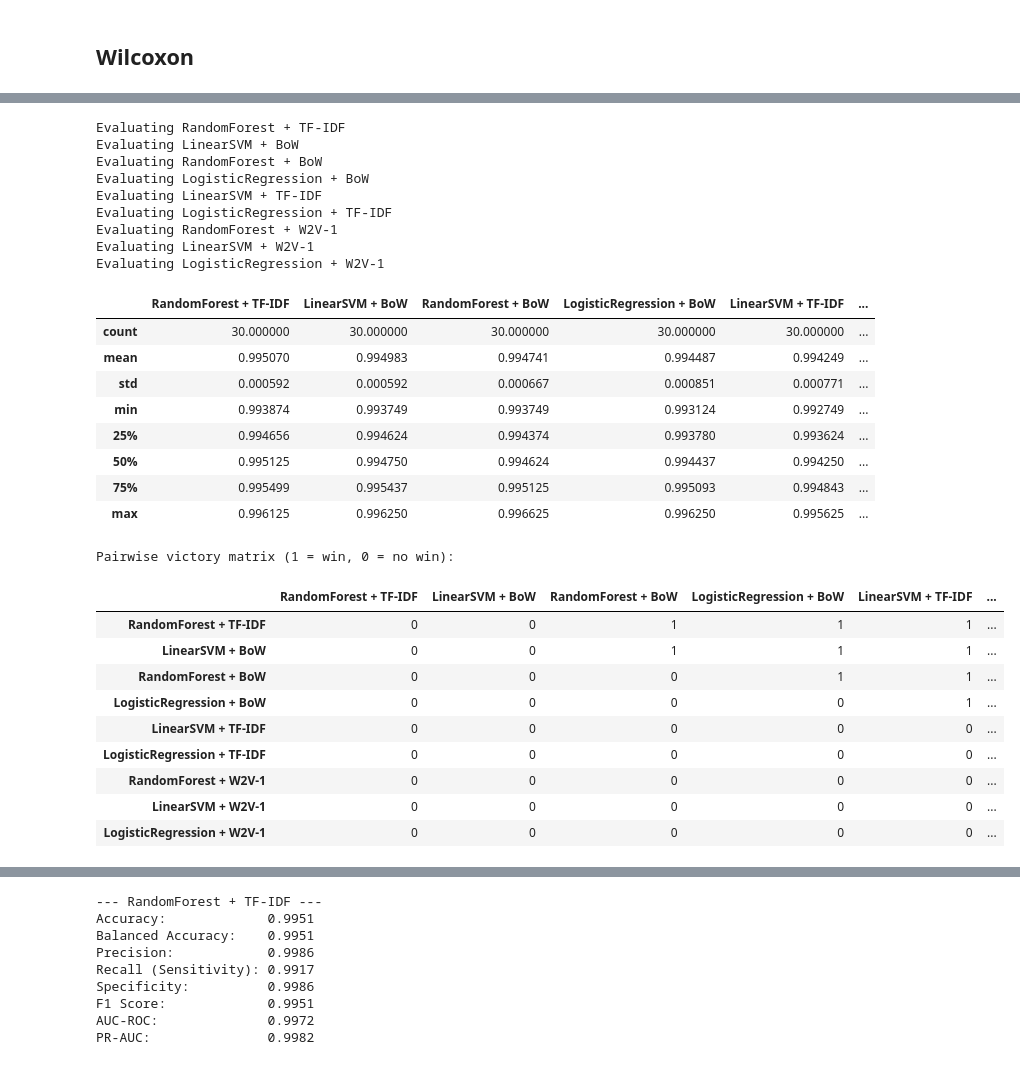
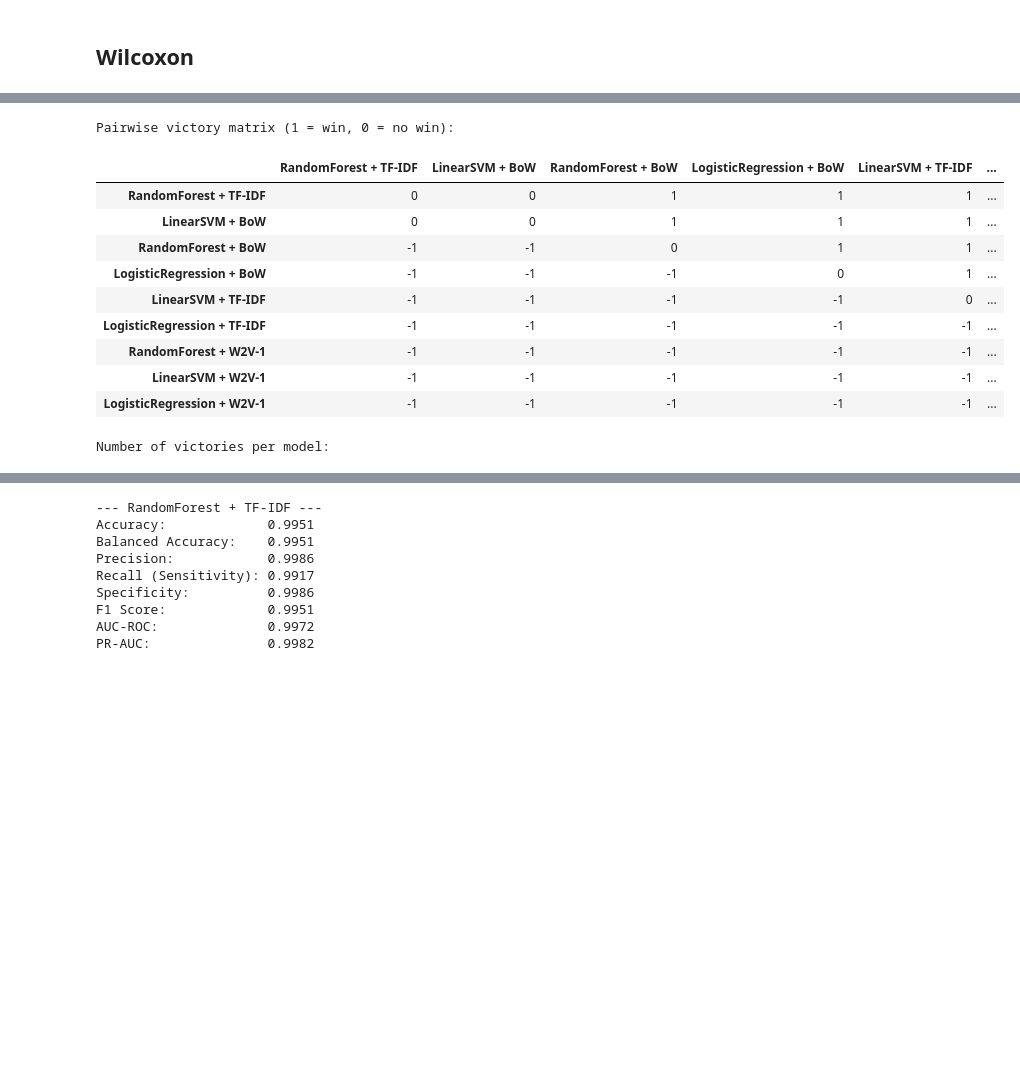
Before and after one commit to msegreto/CyberbullismDetection, a Jupyter notebook: notebook/3_BinaryClassification.ipynb, the cells around one changed output, grey strips where cells are left out. Cells and saved outputs as stored; diff of their text form; code cells hidden in the pictures; blank space fills up the shorter version.

```diff
--- a/notebook/3_BinaryClassification.ipynb
+++ b/notebook/3_BinaryClassification.ipynb
@@ -189,35 +240,5 @@ Chosen params (mode over 10 folds): {'model__C': 1, 'model__class_weight': 'bala
 # %%
-warnings.filterwarnings("ignore", category=UserWarning)
-
-y = y_binary
-
-results = pd.read_csv("../model/binary/nested_cv_results.csv")
-results_sorted = results.head(9)
-
-cv = RepeatedStratifiedKFold(n_splits=10, n_repeats=3, random_state=42)
-accuracy_scorer = make_scorer(accuracy_score)
-
-scores_dict = {}
-
-for _, row in results_sorted.iterrows():
-    vec_name = row["Vectorizer"]
-    clf_name = row["Classifier"]
-
-    print(f"Evaluating {clf_name} + {vec_name}")
-
-    model_path = f"../model/binary/{clf_name}_{vec_name}.pkl"
-    pipeline = joblib.load(model_path)
-
-    accuracy_scores = cross_val_score(
-        pipeline, X_text, y, cv=cv, scoring=accuracy_scorer, n_jobs=-1
-    )
-    key = f"{clf_name} + {vec_name}"
-    scores_dict[key] = accuracy_scores
-
-scores_df = pd.DataFrame(scores_dict)
-scores_df.to_csv("../model/binary/repeated_cv_scores.csv", index=False)
-
-display(scores_df.describe())
+scores_df = pd.read_csv("../model/binary/repeated_cv_scores.csv")
 
 model_names = list(scores_df.columns)
 N = len(model_names)
@@ -237,8 +258,13 @@ for i in range(N):
             stat_test, p_test = wilcoxon(
                 scores_df[name_i], scores_df[name_j]
             )
-        if p_test < 0.05 and scores_df[name_i].mean() > scores_df[name_j].mean():
-            matrix.loc[name_i, name_j] = 1
+        if p_test < 0.05 :
+            if scores_df[name_i].mean() > scores_df[name_j].mean():
+                matrix.loc[name_i, name_j] = 1
+                matrix.loc[name_j, name_i] = -1
+            elif scores_df[name_i].mean() < scores_df[name_j].mean():
+                matrix.loc[name_i, name_j] = -1
+                matrix.loc[name_j, name_i] = 1
 
 print("\nPairwise victory matrix (1 = win, 0 = no win):")
 display(matrix)
@@ -248,58 +274,41 @@ print("\nNumber of victories per model:")
 display(wins)
 
 max_wins = wins.max()
 winners = wins[wins == max_wins].index.tolist()
 print(f"\nWinner(s) with {max_wins} victories: {', '.join(winners)}")
 
 for winner in winners:
     print(f"\nHead-to-head details for {winner}:")
     for opponent in model_names:
         if opponent == winner:
             continue
         diffs = scores_df[winner] - scores_df[opponent]
         stat_norm, p_norm = shapiro(diffs)
         if p_norm > 0.05:
             stat_test, p_test = ttest_rel(
                 scores_df[winner], scores_df[opponent]
             )
             test_name = 't-test'
         else:
             stat_test, p_test = wilcoxon(
                 scores_df[winner], scores_df[opponent]
             )
             test_name = 'Wilcoxon'
         result = 'win' if matrix.loc[winner, opponent] == 1 else 'no win'
         print(
             f"{winner} vs {opponent}: {test_name}, "
             f"stat={stat_test:.4f}, p={p_test:.4f} -> {result}"
         )
 # %% [output]
-Evaluating RandomForest + TF-IDF
-Evaluating LinearSVM + BoW
-Evaluating RandomForest + BoW
-Evaluating LogisticRegression + BoW
-Evaluating LinearSVM + TF-IDF
-Evaluating LogisticRegression + TF-IDF
-Evaluating RandomForest + W2V-1
-Evaluating LinearSVM + W2V-1
-Evaluating LogisticRegression + W2V-1
+Pairwise victory matrix (1 = win, 0 = no win):
 |  | RandomForest + TF-IDF | LinearSVM + BoW | RandomForest + BoW | LogisticRegression + BoW | LinearSVM + TF-IDF | ... |
-| count | 30.000000 | 30.000000 | 30.000000 | 30.000000 | 30.000000 | ... |
-| mean | 0.995070 | 0.994983 | 0.994741 | 0.994487 | 0.994249 | ... |
-| std | 0.000592 | 0.000592 | 0.000667 | 0.000851 | 0.000771 | ... |
-| min | 0.993874 | 0.993749 | 0.993749 | 0.993124 | 0.992749 | ... |
-| 25% | 0.994656 | 0.994624 | 0.994374 | 0.993780 | 0.993624 | ... |
-| 50% | 0.995125 | 0.994750 | 0.994624 | 0.994437 | 0.994250 | ... |
-| 75% | 0.995499 | 0.995437 | 0.995125 | 0.995093 | 0.994843 | ... |
-| max | 0.996125 | 0.996250 | 0.996625 | 0.996250 | 0.995625 | ... |
+| RandomForest + TF-IDF | 0 | 0 | 1 | 1 | 1 | ... |
+| LinearSVM + BoW | 0 | 0 | 1 | 1 | 1 | ... |
+| RandomForest + BoW | -1 | -1 | 0 | 1 | 1 | ... |
+| LogisticRegression + BoW | -1 | -1 | -1 | 0 | 1 | ... |
+| LinearSVM + TF-IDF | -1 | -1 | -1 | -1 | 0 | ... |
+| LogisticRegression + TF-IDF | -1 | -1 | -1 | -1 | -1 | ... |
+| RandomForest + W2V-1 | -1 | -1 | -1 | -1 | -1 | ... |
+| LinearSVM + W2V-1 | -1 | -1 | -1 | -1 | -1 | ... |
+| LogisticRegression + W2V-1 | -1 | -1 | -1 | -1 | -1 | ... |
-Pairwise victory matrix (1 = win, 0 = no win):
+Number of victories per model:
-|  | RandomForest + TF-IDF | LinearSVM + BoW | RandomForest + BoW | LogisticRegression + BoW | LinearSVM + TF-IDF | ... |
-| RandomForest + TF-IDF | 0 | 0 | 1 | 1 | 1 | ... |
-| LinearSVM + BoW | 0 | 0 | 1 | 1 | 1 | ... |
-| RandomForest + BoW | 0 | 0 | 0 | 1 | 1 | ... |
-| LogisticRegression + BoW | 0 | 0 | 0 | 0 | 1 | ... |
-| LinearSVM + TF-IDF | 0 | 0 | 0 | 0 | 0 | ... |
-| LogisticRegression + TF-IDF | 0 | 0 | 0 | 0 | 0 | ... |
-| RandomForest + W2V-1 | 0 | 0 | 0 | 0 | 0 | ... |
-| LinearSVM + W2V-1 | 0 | 0 | 0 | 0 | 0 | ... |
-| LogisticRegression + W2V-1 | 0 | 0 | 0 | 0 | 0 | ... |
```
Also changed, not shown: parts of 3 cells of this notebook, 2 other files.
